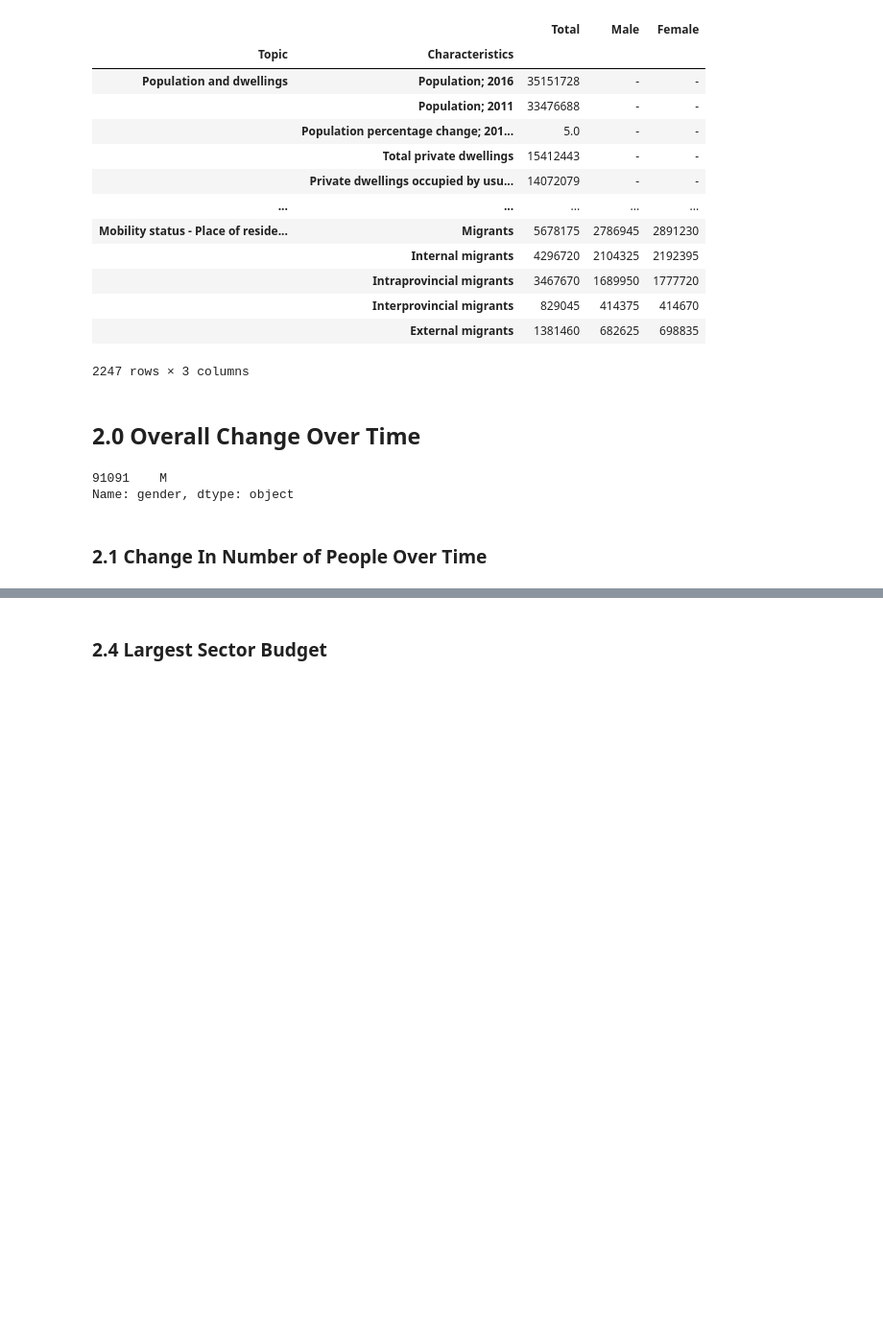
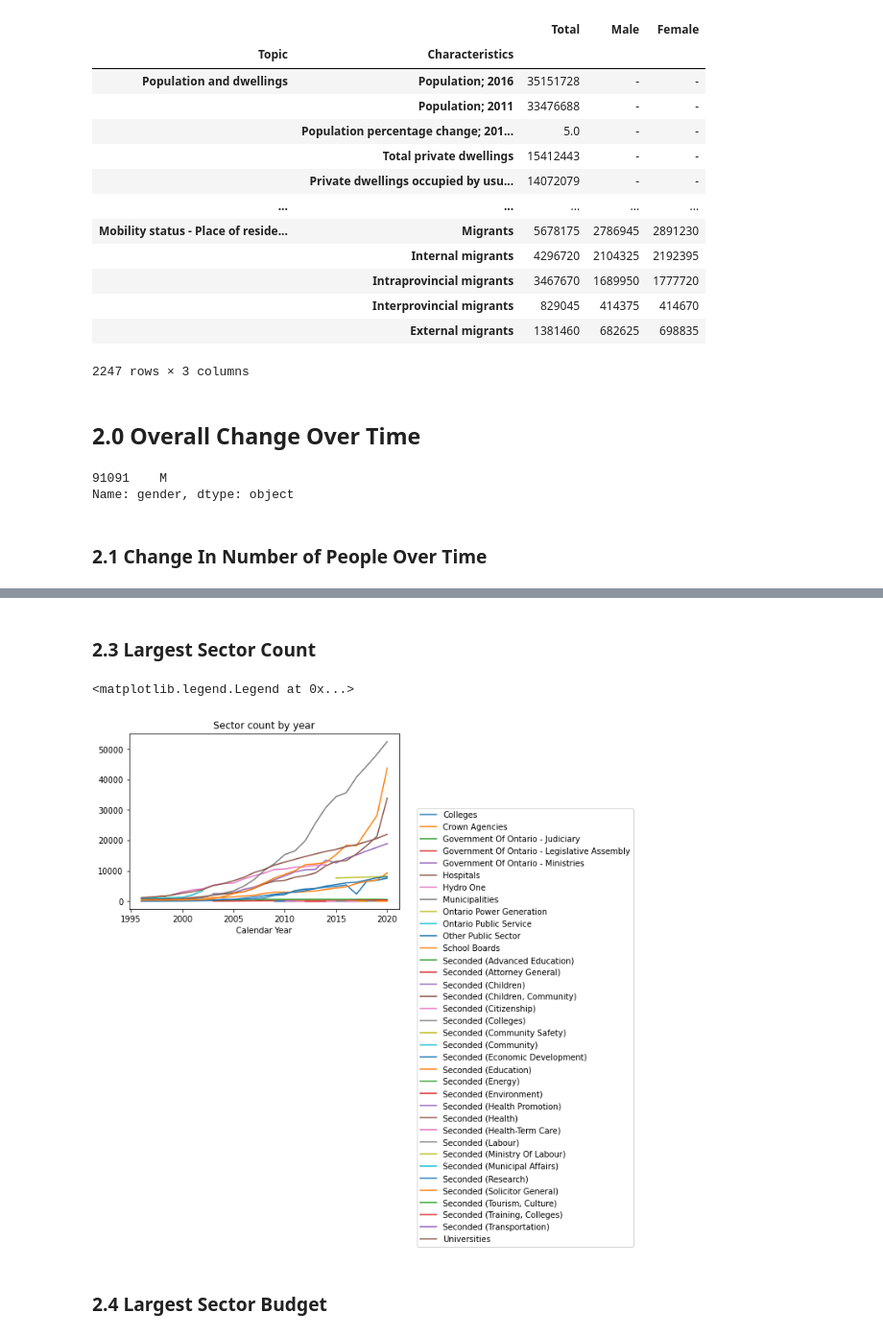
Before and after one commit to sunshinesquad/sunshine-report, a Jupyter notebook: Sunshine List.ipynb, the cells around one changed output, grey strips where cells are left out. Shown at 96% size. Cells and saved outputs as stored; diff of their text form; code cells hidden in the pictures; blank space fills up the shorter version.

```diff
--- a/Sunshine List.ipynb
+++ b/Sunshine List.ipynb
@@ -391,3 +440,14 @@ plt.show()
+# %% [markdown]
+### 2.3 Largest Sector Count
+# %%
+# Make a datframe of the years and sectors
+all_sector_count = df_sunshine.groupby(["Calendar Year", "Sector"]).size().unstack()
+all_sector_count.plot()
+plt.title("Sector count by year")
+plt.legend(bbox_to_anchor=(1.05, 0.6))
+# %% [output]
+<matplotlib.legend.Legend at 0x...>
+[figure, added]
 # %% [markdown]
 ### 2.4 Largest Sector Budget
 # %%
```
Also changed, not shown: parts of 6 cells of this notebook.
